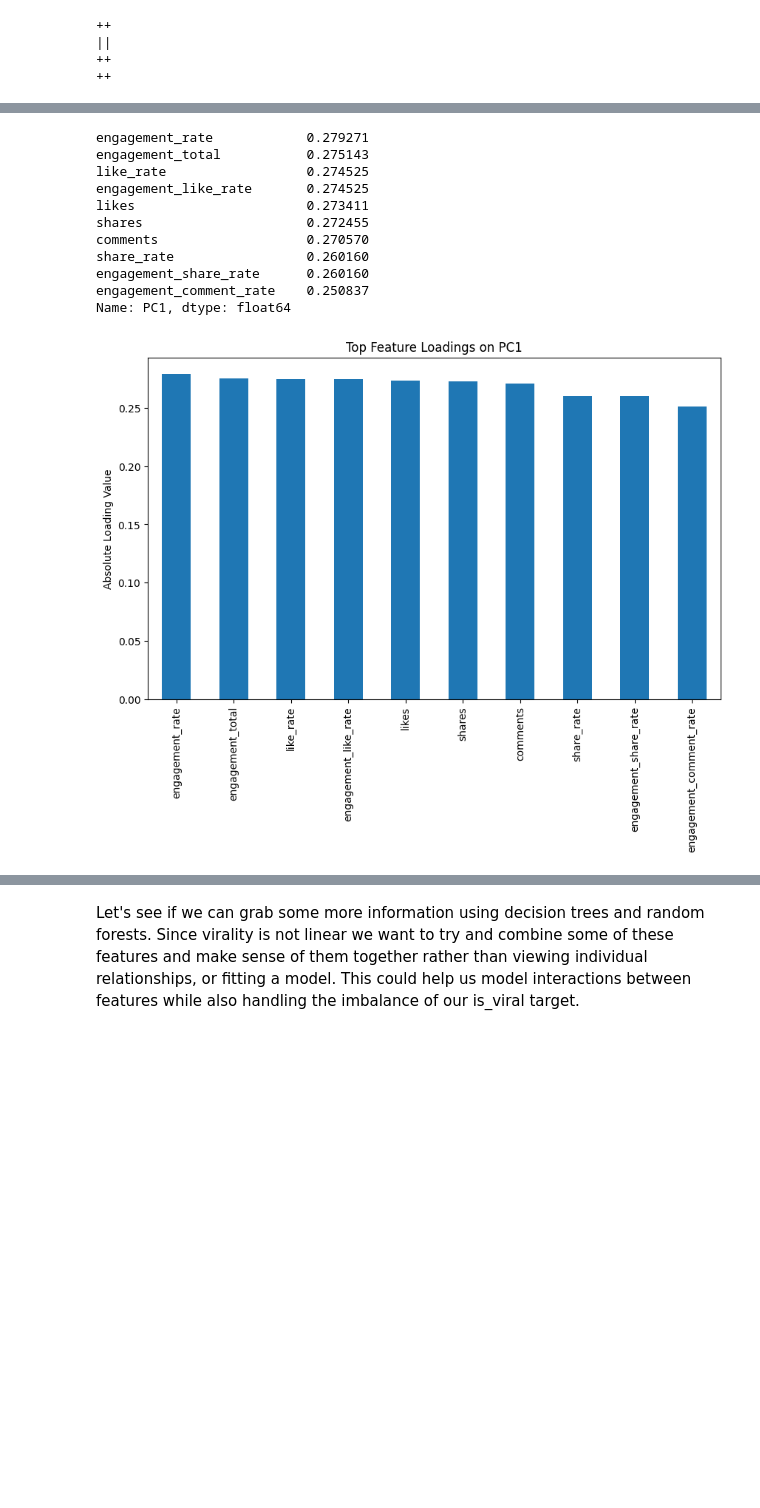
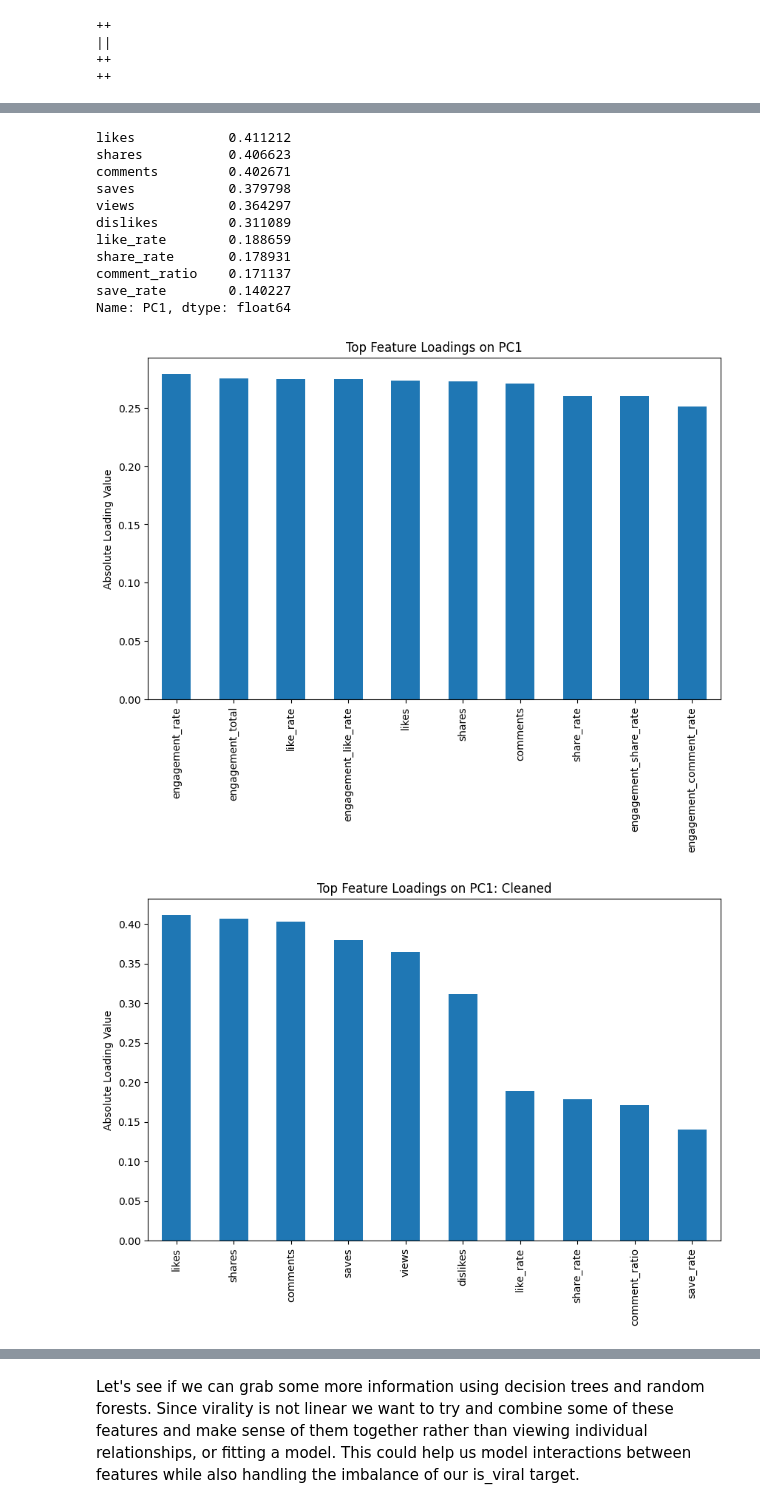
Before and after one commit to theoverthere/CS577-SEMESTER_PROJECT-VIRALITY_ANALYSIS, a Jupyter notebook: yt-tt-trend-analysis.ipynb, the cells around one changed output, grey strips where cells are left out. Saved outputs shown, nothing was run; the diff lists cells and outputs as text; code cells hidden in the pictures; blank space fills up the shorter version.

```diff
--- a/yt-tt-trend-analysis.ipynb
+++ b/yt-tt-trend-analysis.ipynb
@@ -809,32 +866,58 @@ Running query in 'sqlite:///C:/Users/theov/OneDrive/Desktop/College Stuff/CS 577
 # %%
 important_features = pd.DataFrame(
-    pca.components_.T,
+    pca_full.components_.T,
     index=allFeatures.columns,
-    columns=[f'PC{i+1}' for i in range(len(pca.components_))]
+    columns=[f'PC{i+1}' for i in range(pca_full.n_components_)]
 )
 
 important_features.head()
 
-pc1_importance = important_features['PC1'].abs().sort_values(ascending=False)
+pc1_importance = (
+    important_features['PC1']
+    .abs()
+    .sort_values(ascending=False)
+)
 pc1_importance.head(10)
+
+important_features_cleaned = pd.DataFrame(
+    pca_clean.components_.T,
+    index=allFeatures_cleaned.columns,
+    columns=[f'PC{i+1}' for i in range(pca_clean.n_components_)]
+)
+
+important_features_cleaned.head()
+
+pc1_importance_cleaned = (
+    important_features_cleaned['PC1']
+    .abs()
+    .sort_values(ascending=False)
+)
+pc1_importance_cleaned.head(10)
 # %% [output]
-engagement_rate            0.279271
-engagement_total           0.275143
-like_rate                  0.274525
-engagement_like_rate       0.274525
-likes                      0.273411
-shares                     0.272455
-comments                   0.270570
-share_rate                 0.260160
-engagement_share_rate      0.260160
-engagement_comment_rate    0.250837
+likes            0.411212
+shares           0.406623
+comments         0.402671
+saves            0.379798
+views            0.364297
+dislikes         0.311089
+like_rate        0.188659
+share_rate       0.178931
+comment_ratio    0.171137
+save_rate        0.140227
 Name: PC1, dtype: float64
 # %%
 plt.figure(figsize=(10,6))
 pc1_importance.head(10).plot(kind='bar')
 plt.title("Top Feature Loadings on PC1")
 plt.ylabel("Absolute Loading Value")
 plt.show()
+
+plt.figure(figsize=(10,6))
+pc1_importance_cleaned.head(10).plot(kind='bar')
+plt.title("Top Feature Loadings on PC1: Cleaned")
+plt.ylabel("Absolute Loading Value")
+plt.show()
 # %% [output]
 [figure]
+[figure, added]
 # %%
```
Also changed, not shown: parts of 21 cells of this notebook, 1 other file.
